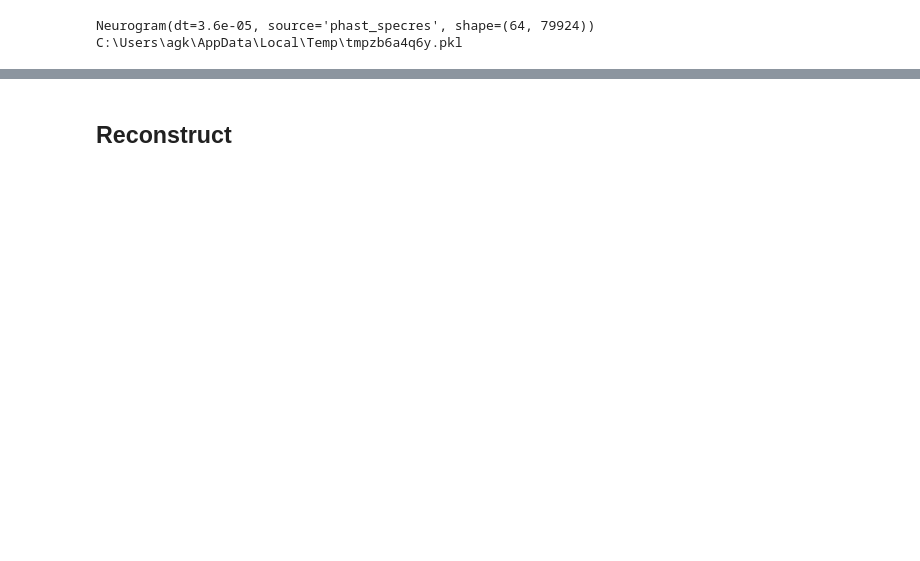
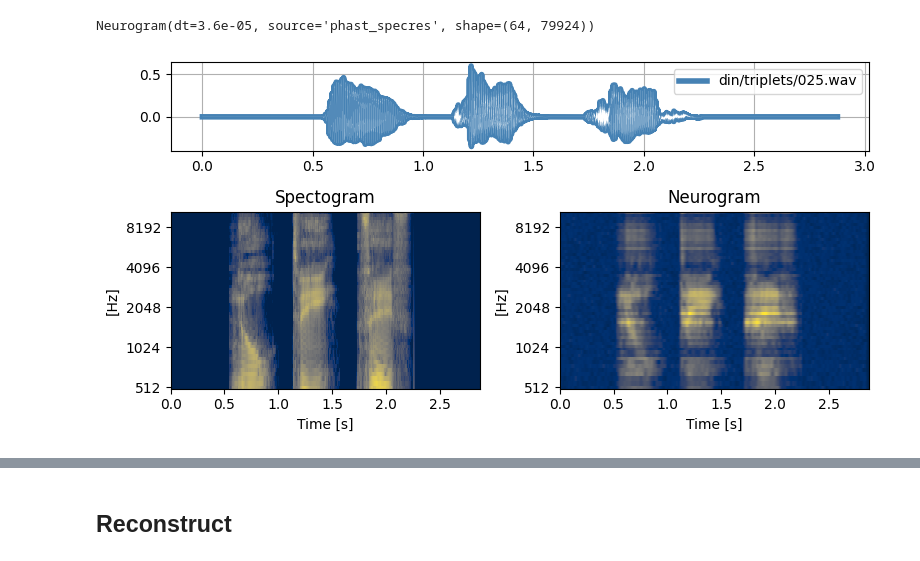
Before and after one commit to gaydaci/NeuroVoc, a Jupyter notebook: experiments/demo.ipynb, the cells around one changed output, grey strips where cells are left out. Cells and saved outputs as stored; diff of their text form; code cells hidden in the pictures; blank space fills up the shorter version.

```diff
--- a/experiments/demo.ipynb
+++ b/experiments/demo.ipynb
@@ -8,20 +101,19 @@ import matplotlib.pyplot as plt
 # %%
 #root = os.path.dirname(os.path.dirname(__file__))
-filename = "../data/din/triplets/025.wav"
-#test_file = os.path.join(root, filename)
+root = "../data"
+soundname = "din/triplets/025.wav"
+filename = os.path.join(root, soundname)
 
-#run specres
-#ng = neurovoc.specres(test_file, n_trials=1)
-ng = neurovoc.specres(filename, n_trials=1)
+#y, sr = librosa.load(librosa.ex('robin'))
+y, sr = librosa.load(filename)
 
-print(ng)
-temp_file = tempfile.NamedTemporaryFile(delete=False, suffix=".pkl")
-ng.save(temp_file.name)
+S_db = get_spectrogram(y, sr, n_fft, hops)
 
-ng_loaded = neurovoc.Neurogram.load(temp_file.name)
-assert ng.shape == ng_loaded.shape
-print(temp_file.name)
-#os.remove(temp_file.name)
+neurogram_specres = neurovoc.specres(filename, n_trials=1)
+
+print(neurogram_specres)
+
+plot_spectr_vs_neurogram(S_db, neurogram_specres, sr, hops, soundname)
 # %% [output]
 Neurogram(dt=3.6e-05, source='phast_specres', shape=(64, 79924))
-C:\Users\agk\AppData\Local\Temp\tmpzb6a4q6y.pkl
+[figure, added]
```
Also changed, not shown: parts of 11 cells of this notebook, 2 other files.
